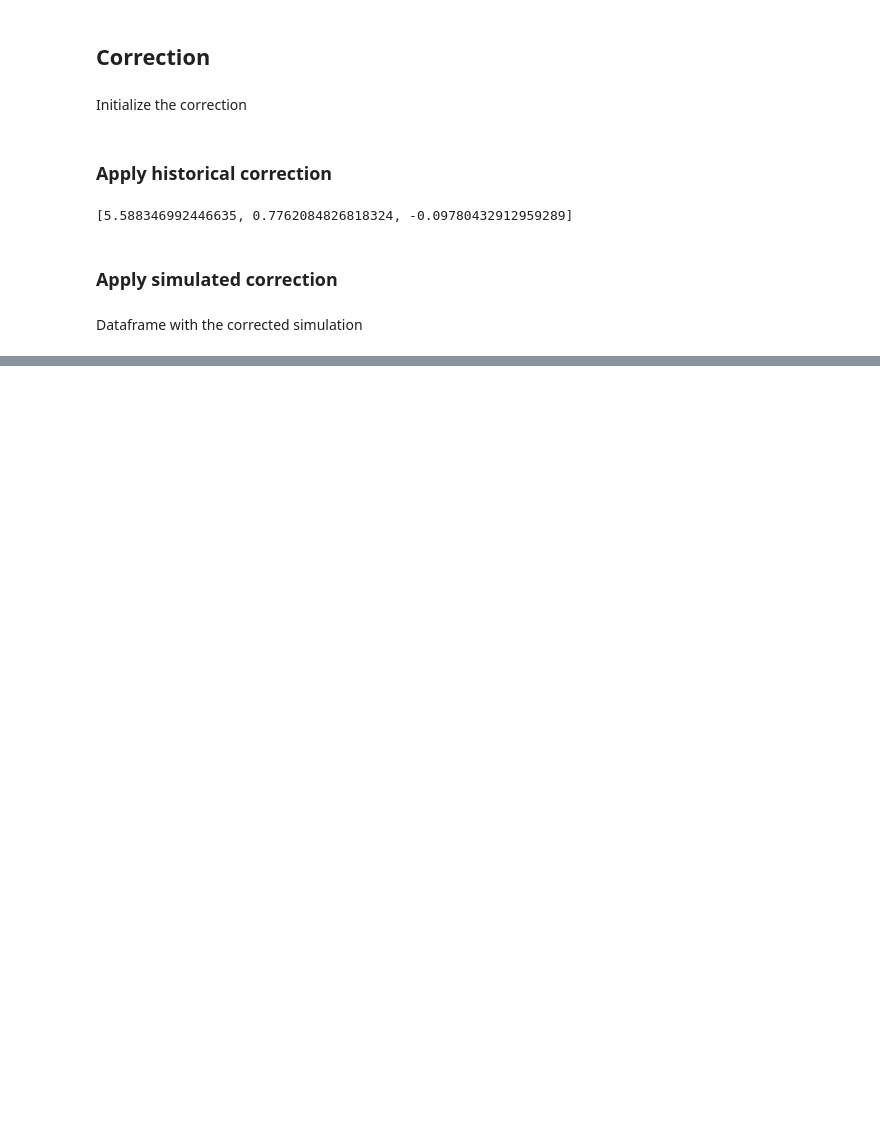
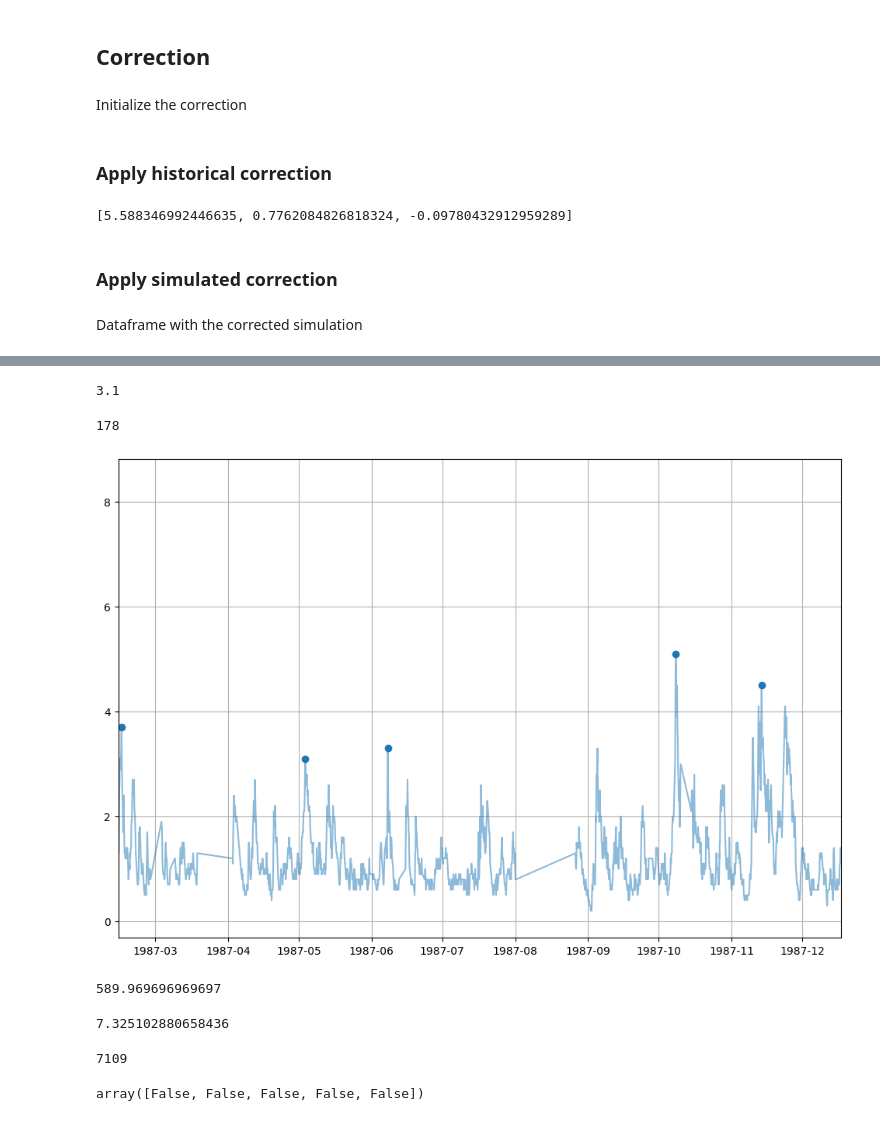
Before and after one commit to viccollado/ExtremeCorrection, a Jupyter notebook: Notebooks/Examples/Hs_Bilbao.ipynb, the cells around one changed output, grey strips where cells are left out. Cells and saved outputs as stored; diff of their text form; code cells hidden in the pictures; blank space fills up the shorter version.

```diff
--- a/Notebooks/Examples/Hs_Bilbao.ipynb
+++ b/Notebooks/Examples/Hs_Bilbao.ipynb
@@ -149,0 +225,54 @@ new_df_sim.to_csv("Data/Bilbao/Boya_Bilbao_sim_ecdf_corrected.csv")
+# %%
+opt_thres = OptimalThreshold(df_hs['Hs'].values)
+opt_thres.threshold_peak_extraction(
+    threshold=3,
+    n0=10,
+    min_peak_distance=11*24
+)
+
+optimal_threshold = opt_thres.threshold_studentized_residuals(
+                siglevel=0.01,
+                plot_flag=True,
+                filename=f"{extr_corr.folder}/OptimalThreshold/OptimalThreshold",
+                display_flag=False
+                )
+
+opt_thres.threshold_peak_extraction(
+    threshold=optimal_threshold,
+    n0=10,
+    min_peak_distance=11*24
+)
+# %%
+optimal_threshold
+# %% [output]
+3.1
+# %%
+len(opt_thres.pks)
+# %% [output]
+178
+# %%
+plt.figure(figsize=(12,8))
+
+plt.plot(df_hs2['time'], df_hs2['Hs'], alpha=0.5)
+plt.scatter(df_hs2['time'][opt_thres.locs], df_hs2['Hs'][opt_thres.locs])
+plt.xlim(df_hs2['time'][4000], df_hs2['time'][6000])
+plt.grid()
+plt.show()
+# %% [output]
+[figure, added]
+# %%
+len(df_hs) / 11/24
+# %% [output]
+589.969696969697
+# %%
+len(opt_thres.pks)/24.3
+# %% [output]
+7.325102880658436
+# %%
+len(df_hs['Hs'].values[df_hs['Hs'].values > optimal_threshold])
+# %% [output]
+7109
+# %%
+opt_thres.autocorrelations[:,2] < 0.01
+# %% [output]
+array([False, False, False, False, False])
```
Also changed, not shown: parts of 35 cells of this notebook, 3 other files.
